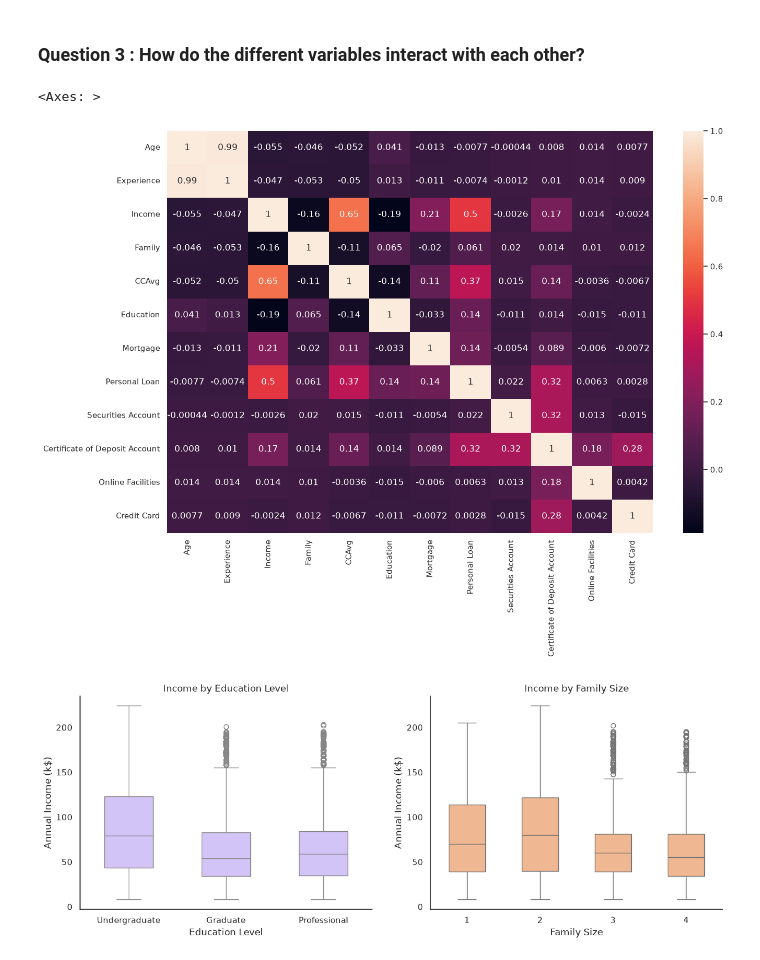
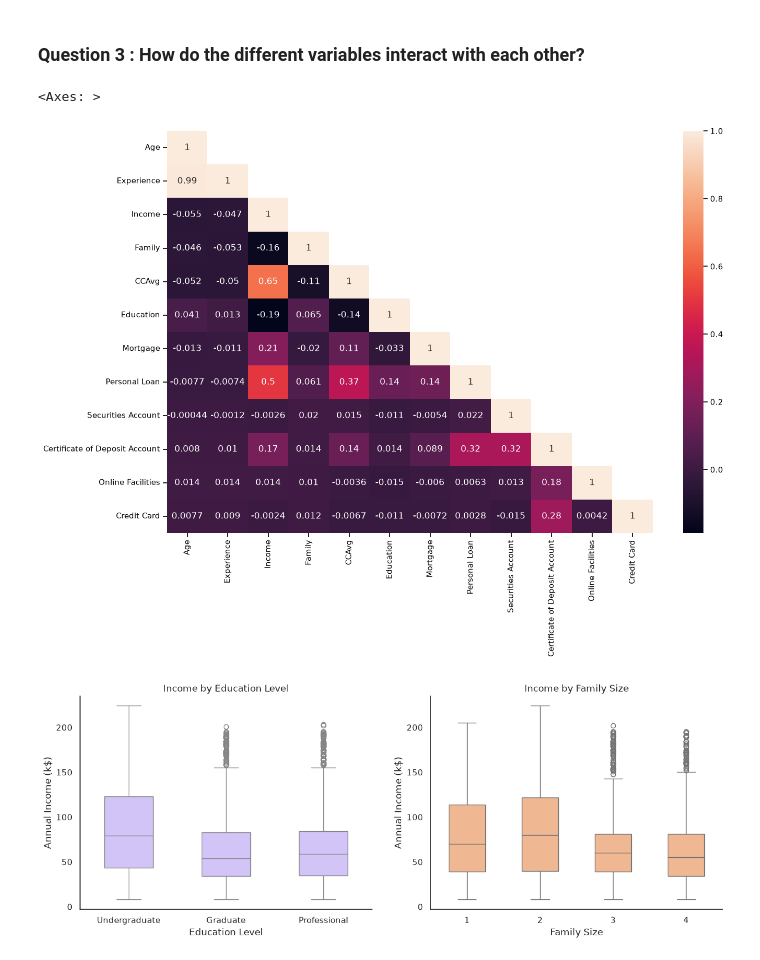
Before and after one commit to reirun/python-project, a Jupyter notebook: project_loan.ipynb, the cells around one changed output. Drawn from its saved outputs; the diff is of its cells as text; code cells hidden in the pictures.

Commit message:
update preliminary analysis of the dataset

```diff
--- a/project_loan.ipynb
+++ b/project_loan.ipynb
@@ -20,0 +11,4 @@ data.head()
+# %%
+# Loading the dataset
+data = pd.read_csv("loans.csv",sep = ",")
+data.shape
@@ -20,0 +82,4 @@ data.head()
+# %%
+# Removing any duplicated rows
+data = data.drop_duplicates()
+data.shape
@@ -70,8 +148,3 @@ Personal Loan
 0    90.4
 1     9.6
 Name: proportion, dtype: float64
-# %%
-sns.set_style("white")
-sns.set_palette(palette = "pastel")
-sns.countplot(data= data,
-             x = "Personal Loan", stat = "proportion", hue = "Personal Loan")
@@ -202,15 +304,16 @@ Setting a gradient palette using color= is deprecated and will be removed in v0.
 # %%
 #Correlation matrix to see which features are interesting to interact.
 df_corr = data.drop(columns=['Education_Label', 'ID', 'ZIP Code']).copy()
 corr = df_corr.corr()
 
+# Hiding the upper triangle matrix for clarity
+mask = np.triu(np.ones_like(corr, dtype=bool), k=1)
 
 plt.figure(figsize=(15,10))
-
-sns.heatmap(corr,annot= True)
+sns.heatmap(corr, mask=mask, annot= True)
 # %% [output]
 <Axes: >
-[figure, old version]
+[figure, new version]
 # %%
 fig, axes = plt.subplots(1, 2, figsize=(15, 5))
 sns.boxplot(data=data, x="Education_Label", y="Income",
```
Also changed, not shown: parts of 35 cells of this notebook.
